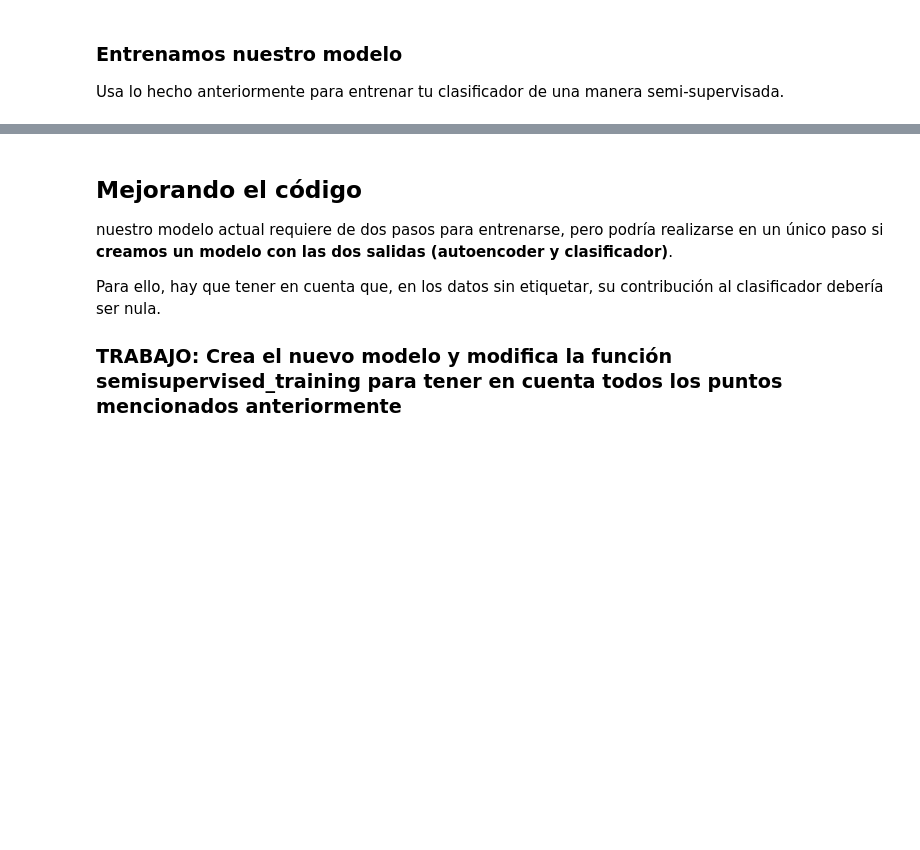
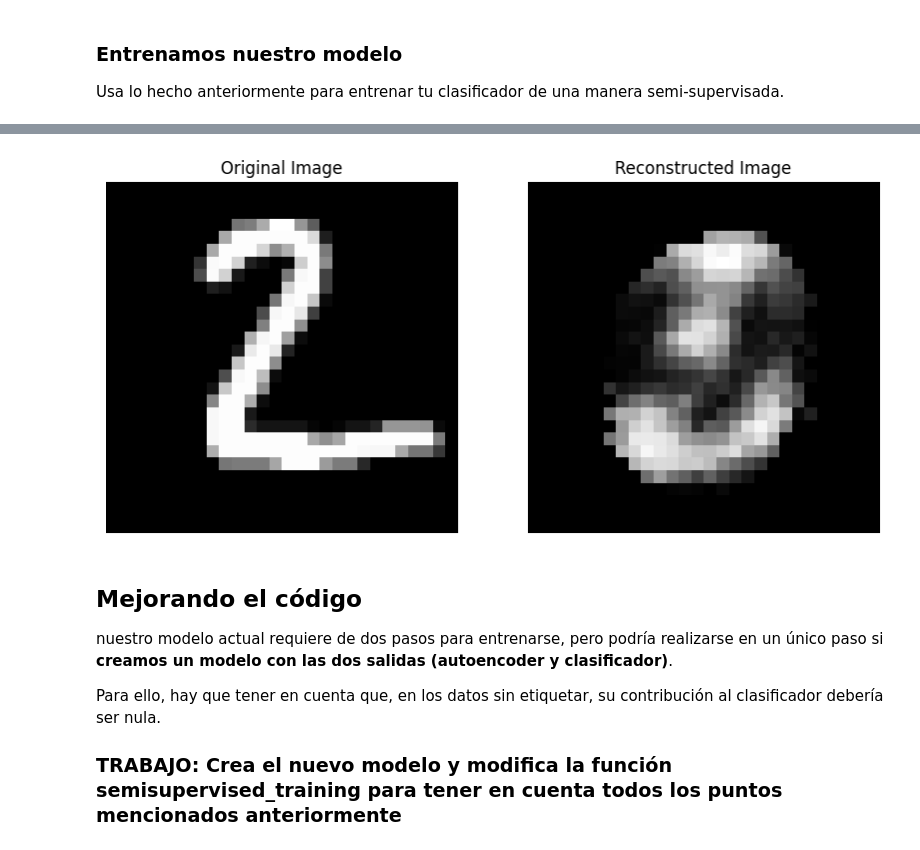
Before and after one commit to PepeRoConde/3year2sem, a Jupyter notebook: maai/notebooks/Notebook 4 - Modelos Generativos.ipynb, the cells around one changed output, grey strips where cells are left out. Drawn from its saved outputs; the diff is of its cells as text; code cells hidden in the pictures; blank space fills up the shorter version.

```diff
--- a/maai/notebooks/Notebook 4 - Modelos Generativos.ipynb
+++ b/maai/notebooks/Notebook 4 - Modelos Generativos.ipynb
@@ -103,9 +104,15 @@ class MiAutoencoder:
 
         self.autoencoder = models.Sequential([self.encoder, self.decoder])
 
-        self.autoencoder.compile(optimizer='adam', loss='mse')
+        self.optimicer = tf.keras.optimizers.AdamW(
+            learning_rate=0.001,
+            clipnorm=1,
+        )
 
-    def fit(self, X, y=None, sample_weight=None, batch_size=60_000, epochs=20):
+
+        self.autoencoder.compile(optimizer=self.optimicer, loss='mse')
+
+    def fit(self, X, y=None, sample_weight=None, batch_size=60_000, epochs=100):
         # TODO: entrena el modelo. Escoge el tamaño de batch y el número de epochs que quieras
 
         self.autoencoder.fit(X, X,
@@ -115,8 +122,11 @@ class MiAutoencoder:
 
     def get_encoded_data(self, X):
         # TODO: devuelve la salida del encoder (code)
+        return self.encoder.predict(X)
 
-        return self.encoder.predict(X)
+
+    def __call__(self, X):
+        return self.autoencoder.predict(X)
 
     def __del__(self):
         # elimina todos los modelos que hayas creado
@@ -202,0 +248,22 @@ print('Test accuracy :', classifier.score(pred_data, one_hot_test))
+# %%
+import matplotlib.pyplot as plt
+
+index = 1
+
+fig, axes = plt.subplots(1, 2, figsize=(10, 5))
+
+axes[0].imshow(x_test[index].reshape(28, 28), cmap='gray')
+axes[0].set_title("Original Image")
+axes[0].axis('off')
+
+# Get the reconstructed image from the autoencoder
+reconstructed_image = autoencoder(x_test[index].reshape(1, 784)).reshape(28, 28)
+
+# Plot the reconstructed image on the right
+axes[1].imshow(reconstructed_image, cmap='gray')
+axes[1].set_title("Reconstructed Image")
+axes[1].axis('off')
+
+# Display the plot
+plt.show()
+# %% [output]
@@ -203,3 +271,4 @@ print('Test accuracy :', classifier.score(pred_data, one_hot_test))
+[figure, added]
 # %% [markdown]
 ## Mejorando el código
 
```
Also changed, not shown: parts of 23 cells of this notebook, 7 other files.
